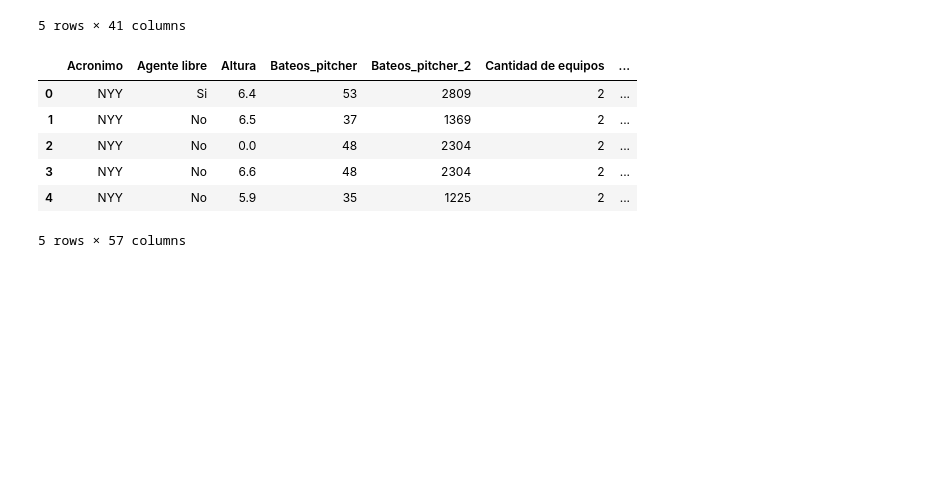
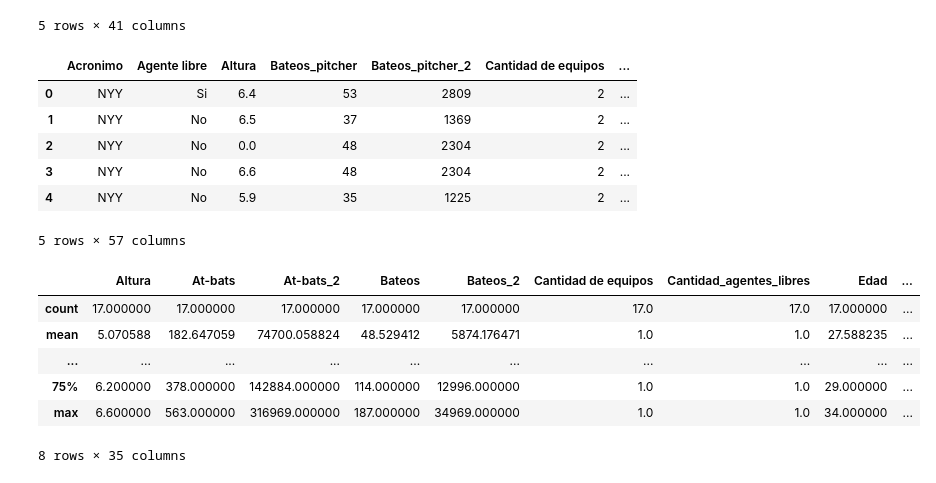
Before and after one commit to PhysTony/MLB_hardball_negotations, a Jupyter notebook: ETL_scripts/all_players_dataframe.ipynb, the cells around one changed output. Cells and saved outputs as stored; diff of their text form; code cells hidden in the pictures; blank space fills up the shorter version.

```diff
--- a/ETL_scripts/all_players_dataframe.ipynb
+++ b/ETL_scripts/all_players_dataframe.ipynb
@@ -605,3 +605,13 @@ df_pitchers[9].head()
 | 3 | NYY | No | 6.6 | 48 | 2304 | 2 | ... |
 | 4 | NYY | No | 5.9 | 35 | 1225 | 2 | ... |
 5 rows × 57 columns
+# %%
+df_hitters[0].describe()
+# %% [output]
+|  | Altura | At-bats | At-bats_2 | Bateos | Bateos_2 | Cantidad de equipos | Cantidad_agentes_libres | Edad | ... |
+| count | 17.000000 | 17.000000 | 17.000000 | 17.000000 | 17.000000 | 17.0 | 17.0 | 17.000000 | ... |
+| mean | 5.070588 | 182.647059 | 74700.058824 | 48.529412 | 5874.176471 | 1.0 | 1.0 | 27.588235 | ... |
+| ... | ... | ... | ... | ... | ... | ... | ... | ... | ... |
+| 75% | 6.200000 | 378.000000 | 142884.000000 | 114.000000 | 12996.000000 | 1.0 | 1.0 | 29.000000 | ... |
+| max | 6.600000 | 563.000000 | 316969.000000 | 187.000000 | 34969.000000 | 1.0 | 1.0 | 34.000000 | ... |
+8 rows × 35 columns
```
Also changed, not shown: parts of 1 cell of this notebook, 11 other files.
